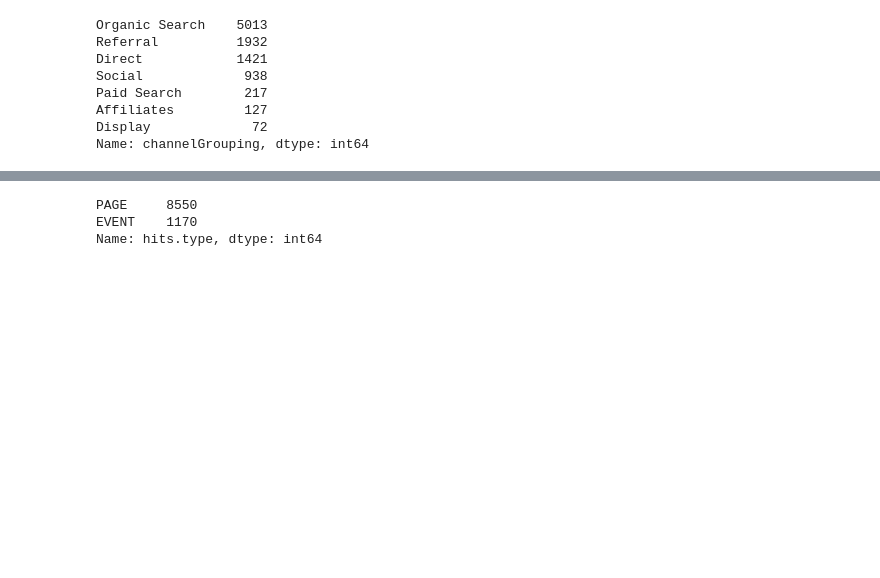
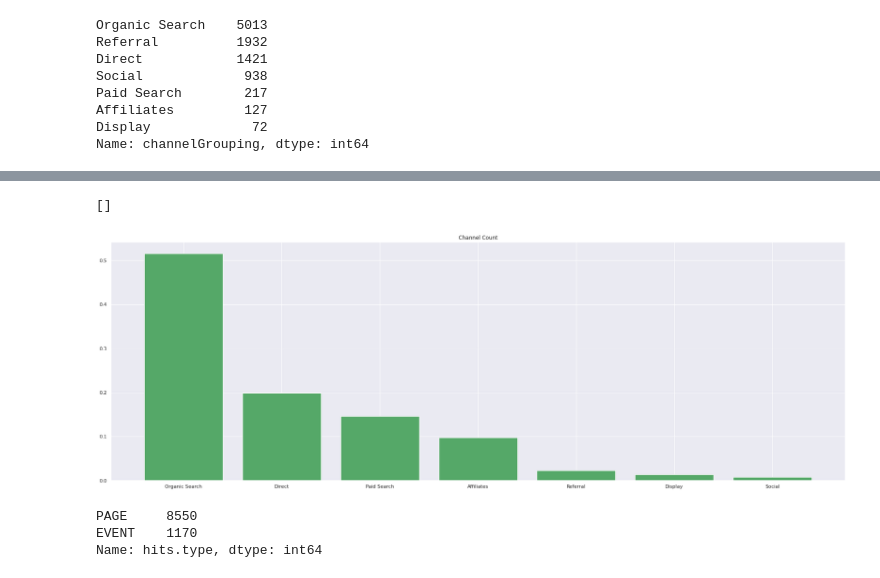
Before and after one commit to cmannnn/workhuman_data_analytic_canidate_exercise, a Jupyter notebook: workhuman_data_analytic_canidate_exercise.ipynb, the cells around one changed output, grey strips where cells are left out. Saved outputs shown, nothing was run; the diff lists cells and outputs as text; code cells hidden in the pictures; blank space fills up the shorter version.

```diff
--- a/workhuman_data_analytic_canidate_exercise.ipynb
+++ b/workhuman_data_analytic_canidate_exercise.ipynb
@@ -154,3 +156,11 @@ Name: channelGrouping, dtype: int64
+# %%
+ax, fig = plt.subplots(figsize = (30,10))
+plt.bar(df['channelGrouping'].unique(), df['channelGrouping'].value_counts() / df['channelGrouping'].value_counts().sum(), color = 'g')
+plt.title('Channel Count %')
+plt.plot()
+# %% [output]
+[]
+[figure, added]
 # %%
 df['hits.type'].value_counts()
 # %% [output]
```
Also changed, not shown: parts of 10 cells of this notebook.
